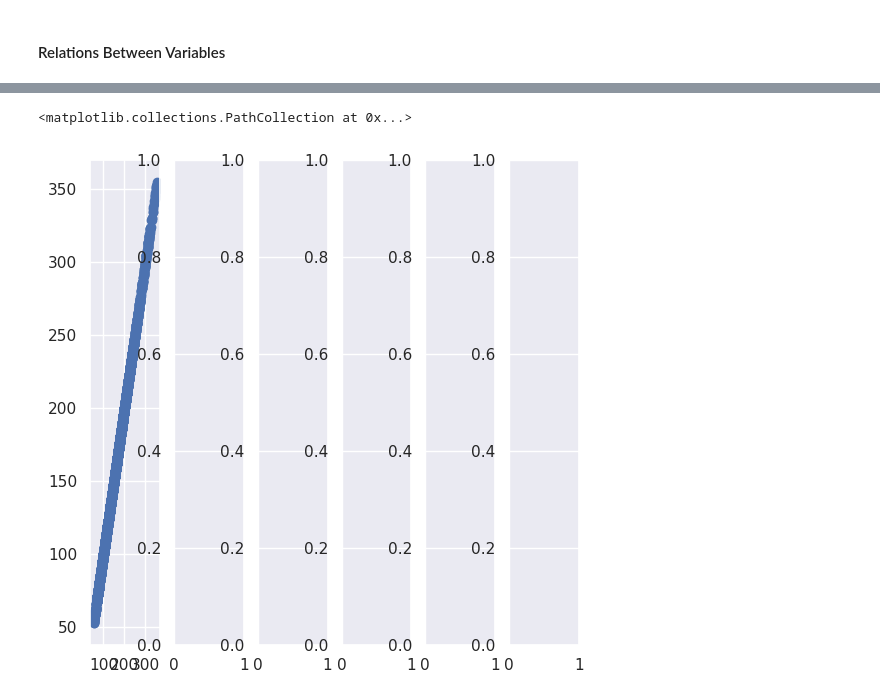
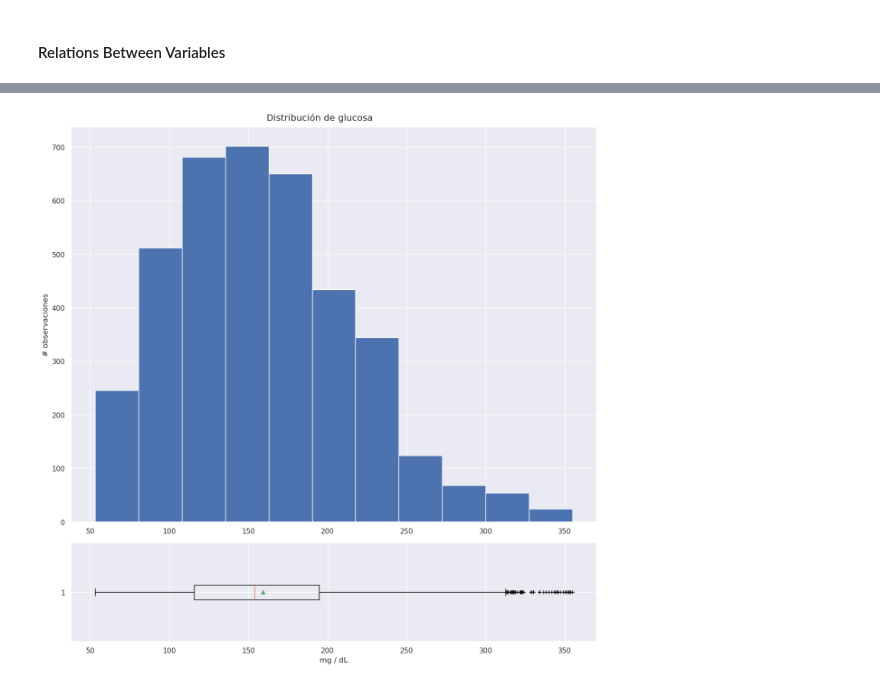
Before and after one commit to Arturo2711/EDA-DT1-PROJECT, a Jupyter notebook: EDA.ipynb, the cells around one changed output, grey strips where cells are left out. Cells and saved outputs as stored; diff of their text form; code cells hidden in the pictures.

Commit message:
relations & boxplot

```diff
--- a/EDA.ipynb
+++ b/EDA.ipynb
@@ -147,6 +129,15 @@ sns.displot(glucose)
-# %%
-ig, axs = plt.subplots(1, 6, figsize = (width, width))
-axs[0].scatter(glucose, glucose)
-# %% [output]
-<matplotlib.collections.PathCollection at 0x...>
-[figure, removed]
+# %%
+# Glucose distribution
+glucose = df["glucose"]
+fig, axs = plt.subplots(2,1, gridspec_kw = {'height_ratios': [4, 1]}, figsize = (width, width))
+# bins are calculated Freedman–Diaconis rule
+bins = (2 * stats.iqr(glucose) / (len(glucose)) ** (1/3))
+axs[0].hist(glucose, bins = math.ceil(bins))
+axs[0].set_ylabel("# observaciones")
+axs[1].boxplot(glucose, orientation = "horizontal", flierprops = flierprops, showmeans = True)
+axs[1].set_xlabel("mg / dL")
+plt.suptitle("Distribución de glucosa")
+plt.tight_layout()
+plt.show()
+# %% [output]
+[figure, added]
```
Also changed, not shown: parts of 9 cells of this notebook, 1 other file.
